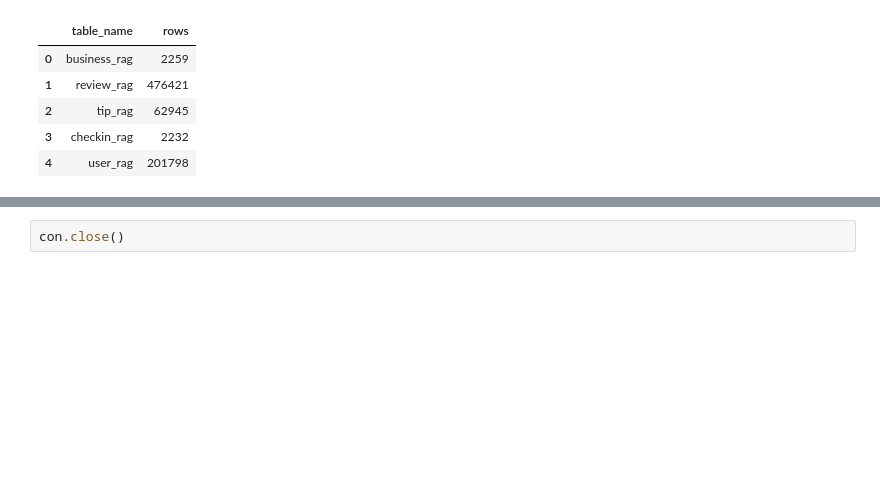
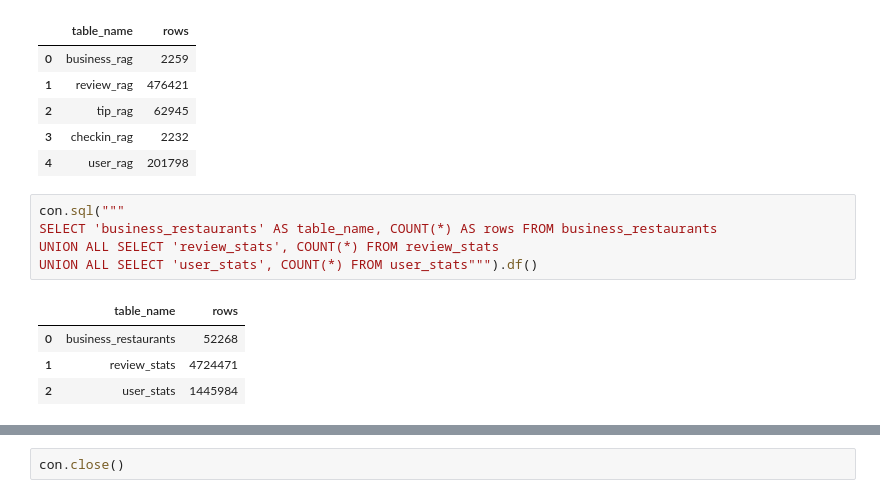
Before and after one commit to NattakanO/yelp-rag-dashboard, a Jupyter notebook: notebooks/02_load_scoped_data.ipynb, the cells around one changed output, grey strips where cells are left out. Saved outputs shown, nothing was run; the diff lists cells and outputs as text; blank space fills up the shorter version.

Commit message:
add database for  analyzing restaurants (all state)

```diff
--- a/notebooks/02_load_scoped_data.ipynb
+++ b/notebooks/02_load_scoped_data.ipynb
@@ -160,6 +229,16 @@ UNION ALL SELECT 'user_rag', COUNT(*) FROM user_rag""").df()
 | 2 | tip_rag | 62945 |
 | 3 | checkin_rag | 2232 |
 | 4 | user_rag | 201798 |
+# %%
+con.sql("""
+SELECT 'business_restaurants' AS table_name, COUNT(*) AS rows FROM business_restaurants
+UNION ALL SELECT 'review_stats', COUNT(*) FROM review_stats
+UNION ALL SELECT 'user_stats', COUNT(*) FROM user_stats""").df()
+# %% [output]
+|  | table_name | rows |
+| 0 | business_restaurants | 52268 |
+| 1 | review_stats | 4724471 |
+| 2 | user_stats | 1445984 |
 # %% [markdown]
 # Conclusion
 
```
Also changed, not shown: parts of 8 cells of this notebook.
